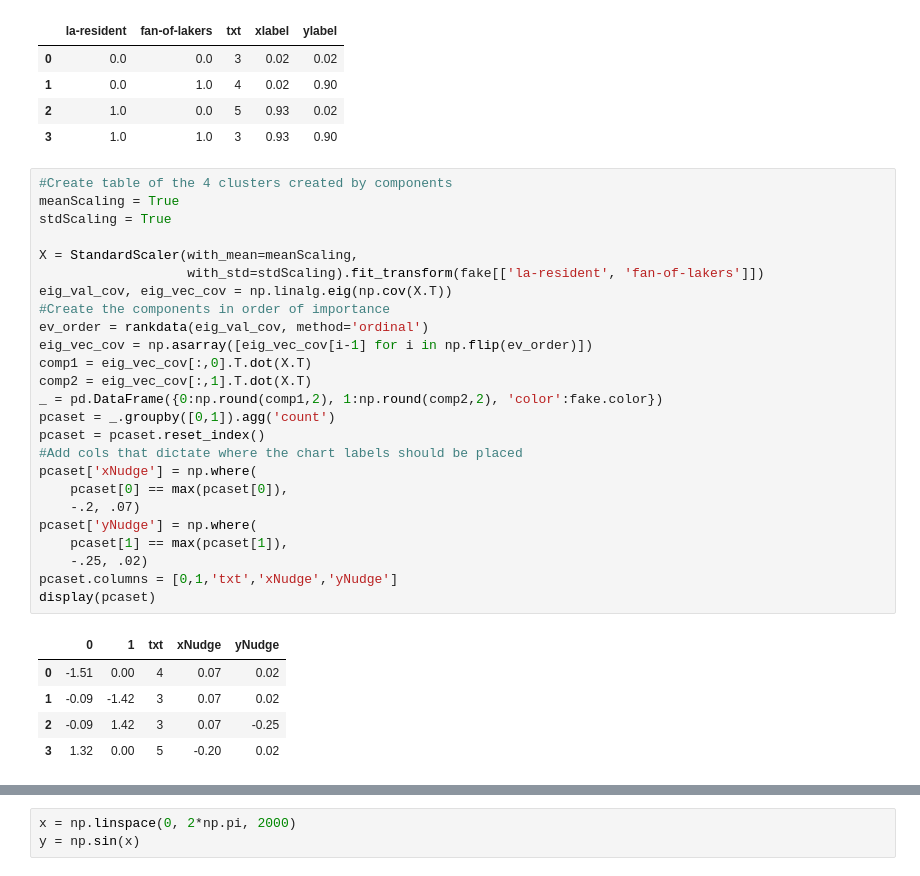
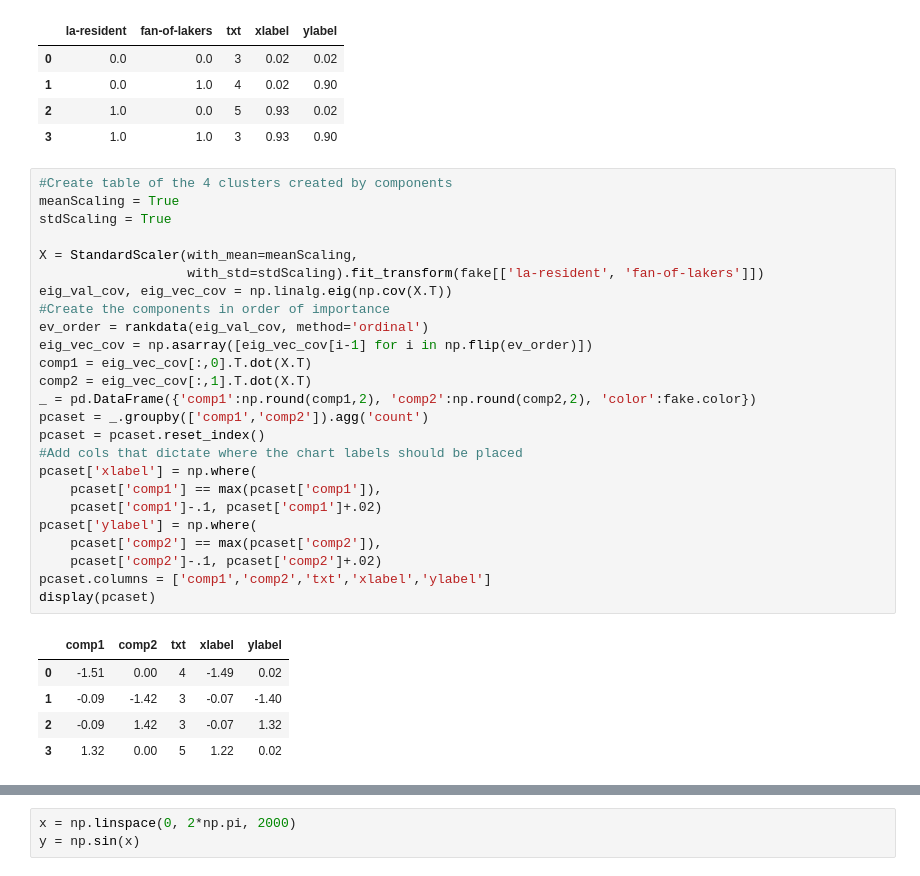
Before and after one commit to conditg/binary-viz, a Jupyter notebook: DynamicData.ipynb, the cells around one changed output, grey strips where cells are left out. Cells and saved outputs as stored; diff of their text form.

```diff
--- a/DynamicData.ipynb
+++ b/DynamicData.ipynb
@@ -64,34 +64,34 @@ sets
 # %%
 #Create table of the 4 clusters created by components
 meanScaling = True
 stdScaling = True
 
 X = StandardScaler(with_mean=meanScaling,
                    with_std=stdScaling).fit_transform(fake[['la-resident', 'fan-of-lakers']])
 eig_val_cov, eig_vec_cov = np.linalg.eig(np.cov(X.T))
 #Create the components in order of importance
 ev_order = rankdata(eig_val_cov, method='ordinal')
 eig_vec_cov = np.asarray([eig_vec_cov[i-1] for i in np.flip(ev_order)])
 comp1 = eig_vec_cov[:,0].T.dot(X.T)
 comp2 = eig_vec_cov[:,1].T.dot(X.T)
-_ = pd.DataFrame({0:np.round(comp1,2), 1:np.round(comp2,2), 'color':fake.color})
-pcaset = _.groupby([0,1]).agg('count')
+_ = pd.DataFrame({'comp1':np.round(comp1,2), 'comp2':np.round(comp2,2), 'color':fake.color})
+pcaset = _.groupby(['comp1','comp2']).agg('count')
 pcaset = pcaset.reset_index()
 #Add cols that dictate where the chart labels should be placed
-pcaset['xNudge'] = np.where(
-    pcaset[0] == max(pcaset[0]),
-    -.2, .07)
-pcaset['yNudge'] = np.where(
-    pcaset[1] == max(pcaset[1]),
-    -.25, .02)
-pcaset.columns = [0,1,'txt','xNudge','yNudge']
+pcaset['xlabel'] = np.where(
+    pcaset['comp1'] == max(pcaset['comp1']),
+    pcaset['comp1']-.1, pcaset['comp1']+.02)
+pcaset['ylabel'] = np.where(
+    pcaset['comp2'] == max(pcaset['comp2']),
+    pcaset['comp2']-.1, pcaset['comp2']+.02)
+pcaset.columns = ['comp1','comp2','txt','xlabel','ylabel']
 display(pcaset)
 # %% [output]
-|  | 0 | 1 | txt | xNudge | yNudge |
-| 0 | -1.51 | 0.00 | 4 | 0.07 | 0.02 |
-| 1 | -0.09 | -1.42 | 3 | 0.07 | 0.02 |
-| 2 | -0.09 | 1.42 | 3 | 0.07 | -0.25 |
-| 3 | 1.32 | 0.00 | 5 | -0.20 | 0.02 |
+|  | comp1 | comp2 | txt | xlabel | ylabel |
+| 0 | -1.51 | 0.00 | 4 | -1.49 | 0.02 |
+| 1 | -0.09 | -1.42 | 3 | -0.07 | -1.40 |
+| 2 | -0.09 | 1.42 | 3 | -0.07 | 1.32 |
+| 3 | 1.32 | 0.00 | 5 | 1.22 | 0.02 |
 # %%
 #Initiate 3 charts in a row: initial data, eigenvectors, PCA data:
 s = 300 #Size of charts
```
Also changed, not shown: parts of 11 cells of this notebook.
